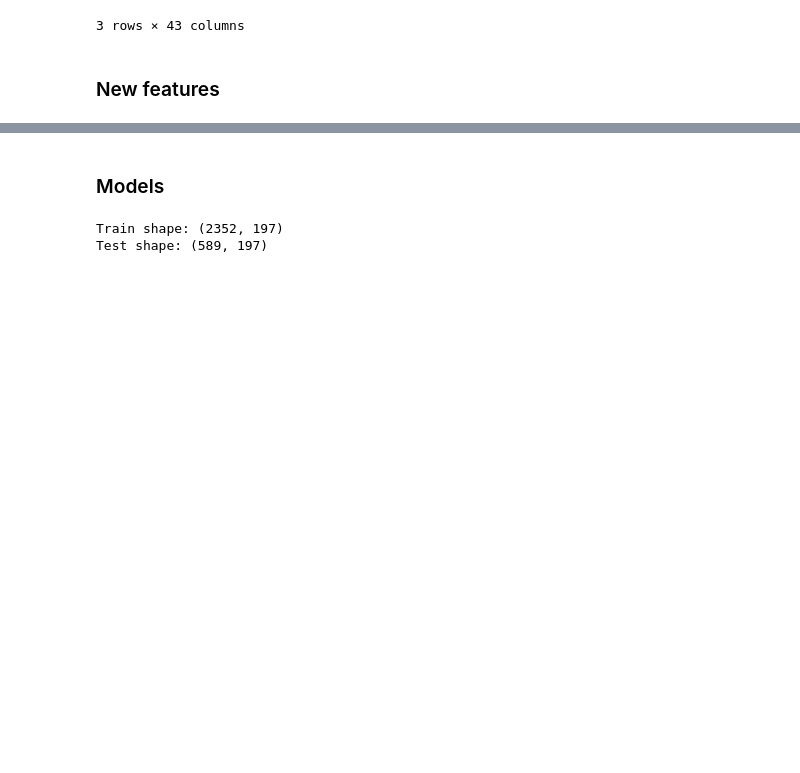
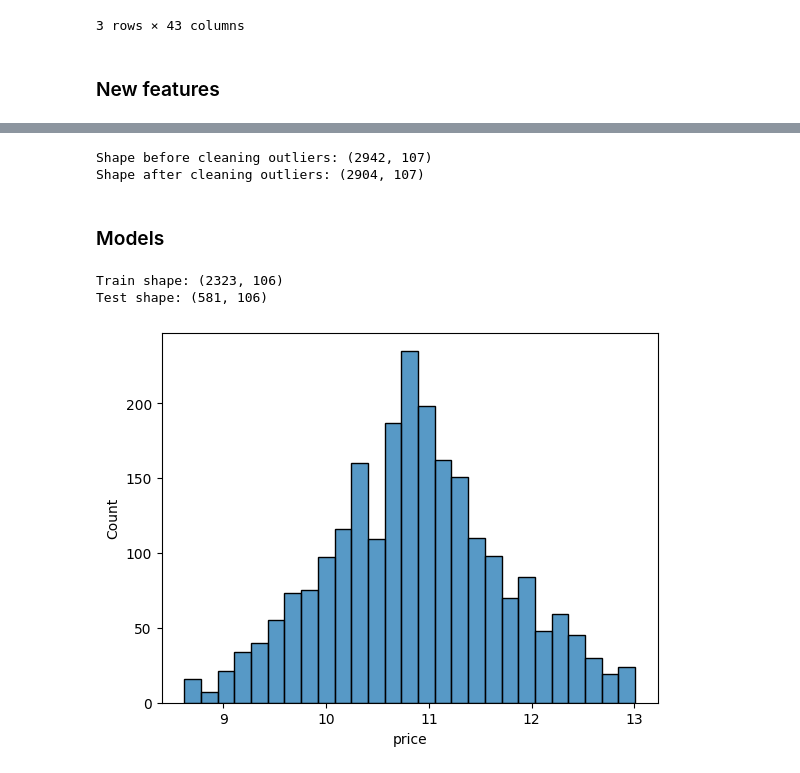
Before and after one commit to ssiarhei115/CountryHouse-price-prediction, a Jupyter notebook: code.ipynb, the cells around one changed output, grey strips where cells are left out. Cells and saved outputs as stored; diff of their text form; code cells hidden in the pictures; blank space fills up the shorter version.

```diff
--- a/code.ipynb
+++ b/code.ipynb
@@ -752,6 +765,8 @@ sns.heatmap(dfc.corr(numeric_only=True))
 # %%
 ohe_list = ['Материал стен', 'Материал крыши', 'Отопление', 'Канализация', 'Электроснабжение', 'Вода','Область', 'Район', 'Газ', 'Статус земли', 'Ремонт']
+dfc_dummies = pd.get_dummies(dfc, columns=ohe_list)
 
-encoder = ce.OneHotEncoder(cols=ohe_list, use_cat_names=True)
-add = encoder.fit_transform(dfc.loc[:,ohe_list])
-dff = pd.concat([dfc,add], axis=1)
+#encoder = ce.OneHotEncoder(cols=ohe_list, use_cat_names=True)
+#add = encoder.fit_transform(dfc.loc[:,ohe_list])
+#dff = pd.concat([dfc,add], axis=1)
+dfc_dummies
@@ -758,6 +787,6 @@ dff = pd.concat([dfc,add], axis=1)
 # %%
-dff = dff.drop(ohe_list, axis=1)
-dff = dff.drop(['house_coordinates','regional_center_coordinates','district_center_coordinates', 'district_city_coordinates', 'Населенный пункт', 'Сельсовет'], axis=1)
+#dff = dff.drop(ohe_list, axis=1)
+dff = dfc_dummies.drop(['house_coordinates','regional_center_coordinates','district_center_coordinates', 'district_city_coordinates', 'Населенный пункт', 'Сельсовет'], axis=1)
 dff.head(3)
 # %% [output]
 |  | Телефон | Баня | Гараж | Сад | Хозпостройки | Рядом лес | Водоем | Ландшафтный дизайн | Теплица | ... |
@@ -768,8 +797,30 @@ dff.head(3)
+# %%
+#Объявляем функцию, реализующую фильтрацию выбросов по методу z-отклонений
+def outliers_z_score(data, feature, log_scale=False):
+    if log_scale:
+        x = np.log(data[feature]+1)
+    else:
+        x = data[feature]
+    mu = x.mean()
+    sigma = x.std()
+    lower_bound = mu - 2.5 * sigma
+    upper_bound = mu + 2.5 * sigma
+    outliers = data[(x < lower_bound) | (x > upper_bound)]
+    cleaned = data[(x > lower_bound) & (x < upper_bound)]
+    return outliers, cleaned
+#Производим очистку
+outliers, dff_cleaned = outliers_z_score(dff, 'price', log_scale=True)
+
+print('Shape before cleaning outliers: {}'.format(dff.shape))
+print('Shape after cleaning outliers: {}'.format(dff_cleaned.shape))
+# %% [output]
+Shape before cleaning outliers: (2942, 107)
+Shape after cleaning outliers: (2904, 107)
 # %% [markdown]
 ### Models
 # %%
-X = dff.drop('price', axis=1)
-y = dff['price']
+X = dff_cleaned.drop('price', axis=1)
+y = dff_cleaned['price']
 
 scaler = preprocessing.MinMaxScaler()
 X_scaled = scaler.fit_transform(X)
@@ -779,8 +830,8 @@ X_train, X_test, y_train, y_test = train_test_split(X_scaled, y, test_size=0.2,
 print(f'Train shape: {X_train.shape}')
 print(f'Test shape: {X_test.shape}')
 # %% [output]
-Train shape: (2352, 197)
-Test shape: (589, 197)
+Train shape: (2323, 106)
+Test shape: (581, 106)
 # %%
 def print_metrics(y_train, y_train_predict, y_test, y_test_predict):
     print('Train R^2: {:.3f}'.format(metrics.r2_score(y_train, y_train_predict)))
@@ -790,6 +841,10 @@ def print_metrics(y_train, y_train_predict, y_test, y_test_predict):
     print('Test R^2: {:.3f}'.format(metrics.r2_score(y_test, y_test_predict)))
     print('Test MAE: {:.3f}'.format(metrics.mean_absolute_error(y_test, y_test_predict)))
     print('Test MAPE: {:.3f}'.format(metrics.mean_absolute_percentage_error(y_test, y_test_predict)*100))
+# %%
+sns.histplot(np.log(y_train));
+# %% [output]
+[figure, added]
 # %%
 lr = linear_model.LinearRegression()
 lr.fit(X_train, y_train)
```
Also changed, not shown: parts of 42 cells of this notebook, 1 other file.
